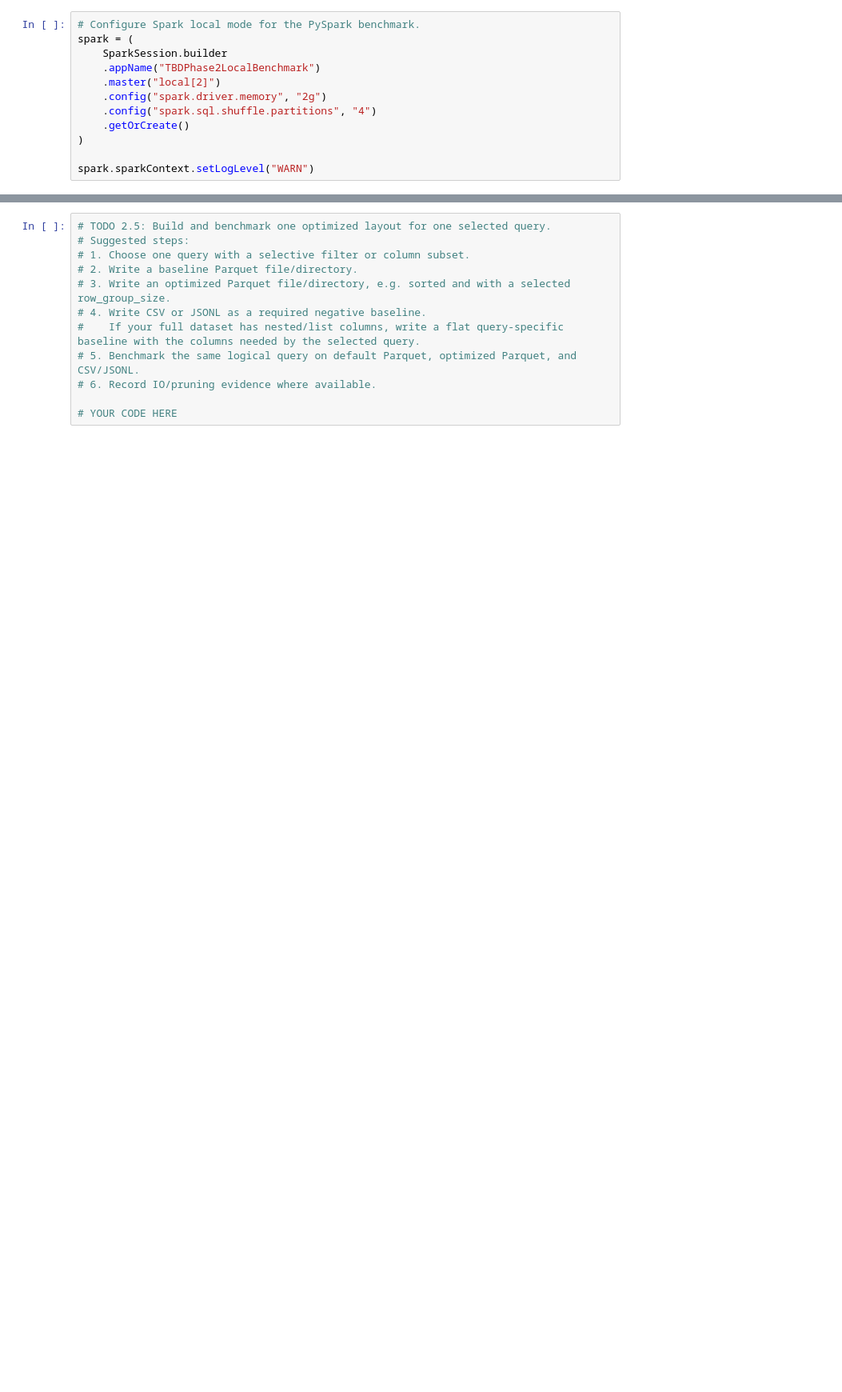
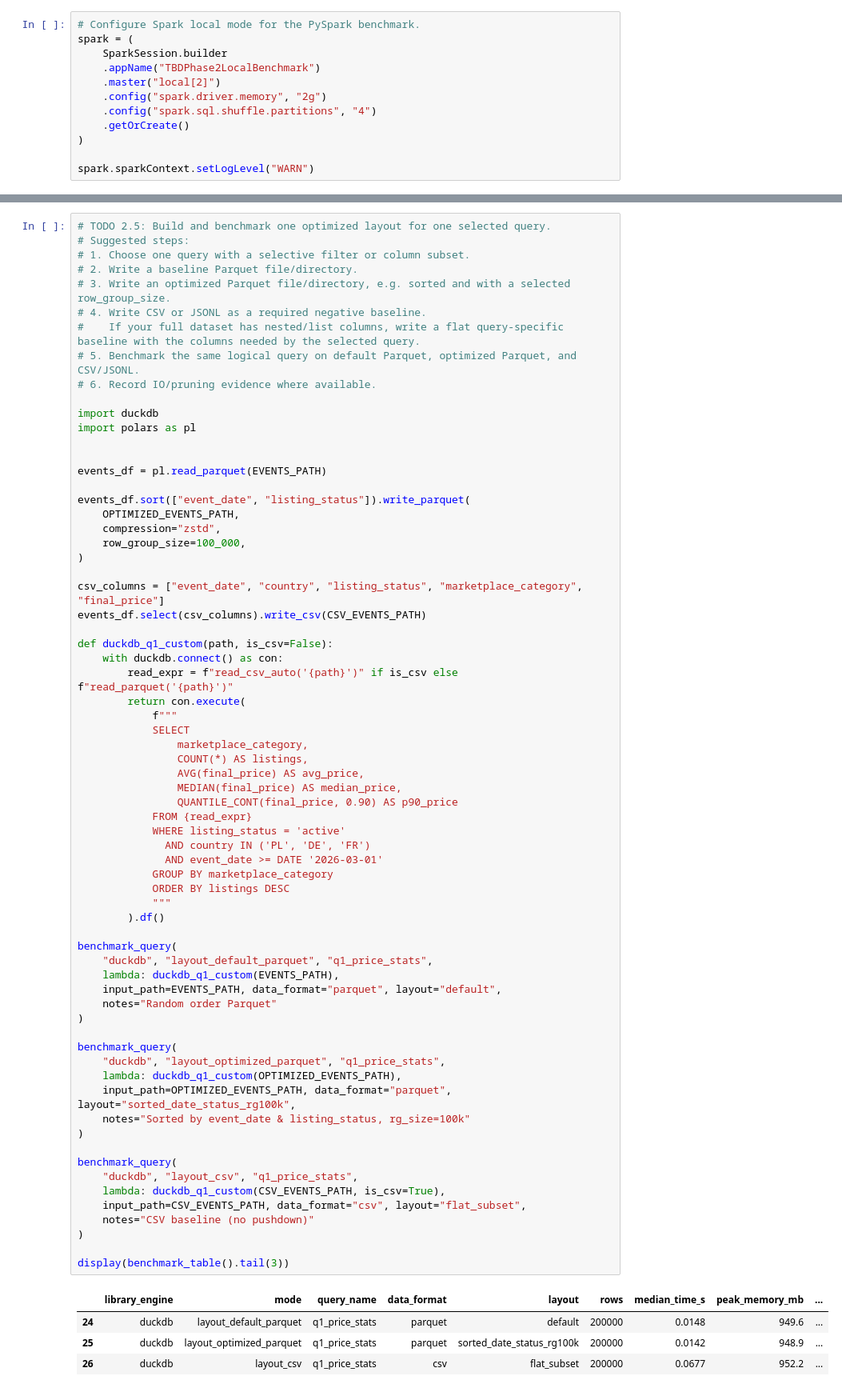
Before and after one commit to adecku/tbd-workshop-1, a Jupyter notebook: notebooks/tbd_phase_2_26L.ipynb, the cells around one changed output, grey strips where cells are left out. Shown at 80% size. Drawn from its saved outputs; the diff is of its cells as text; blank space fills up the shorter version.

```diff
--- a/notebooks/tbd_phase_2_26L.ipynb
+++ b/notebooks/tbd_phase_2_26L.ipynb
@@ -1119,15 +1291,76 @@ Do not just create a faster layout accidentally. Explain why the layout should h
 # %%
 # TODO 2.5: Build and benchmark one optimized layout for one selected query.
 # Suggested steps:
 # 1. Choose one query with a selective filter or column subset.
 # 2. Write a baseline Parquet file/directory.
 # 3. Write an optimized Parquet file/directory, e.g. sorted and with a selected row_group_size.
 # 4. Write CSV or JSONL as a required negative baseline.
 #    If your full dataset has nested/list columns, write a flat query-specific baseline with the columns needed by the selected query.
 # 5. Benchmark the same logical query on default Parquet, optimized Parquet, and CSV/JSONL.
 # 6. Record IO/pruning evidence where available.
 
-# YOUR CODE HERE
+import duckdb
+import polars as pl
+
+
+events_df = pl.read_parquet(EVENTS_PATH)
+
+events_df.sort(["event_date", "listing_status"]).write_parquet(
+    OPTIMIZED_EVENTS_PATH,
+    compression="zstd",
+    row_group_size=100_000,
+)
+
+csv_columns = ["event_date", "country", "listing_status", "marketplace_category", "final_price"]
+events_df.select(csv_columns).write_csv(CSV_EVENTS_PATH)
+
+def duckdb_q1_custom(path, is_csv=False):
+    with duckdb.connect() as con:
+        read_expr = f"read_csv_auto('{path}')" if is_csv else f"read_parquet('{path}')"
+        return con.execute(
+            f"""
+            SELECT
+                marketplace_category,
+                COUNT(*) AS listings,
+                AVG(final_price) AS avg_price,
+                MEDIAN(final_price) AS median_price,
+                QUANTILE_CONT(final_price, 0.90) AS p90_price
+            FROM {read_expr}
+            WHERE listing_status = 'active'
+              AND country IN ('PL', 'DE', 'FR')
+              AND event_date >= DATE '2026-03-01'
+            GROUP BY marketplace_category
+            ORDER BY listings DESC
+            """
+        ).df()
+
+benchmark_query(
+    "duckdb", "layout_default_parquet", "q1_price_stats",
+    lambda: duckdb_q1_custom(EVENTS_PATH),
+    input_path=EVENTS_PATH, data_format="parquet", layout="default",
+    notes="Random order Parquet"
+)
+
+benchmark_query(
+    "duckdb", "layout_optimized_parquet", "q1_price_stats",
+    lambda: duckdb_q1_custom(OPTIMIZED_EVENTS_PATH),
+    input_path=OPTIMIZED_EVENTS_PATH, data_format="parquet", layout="sorted_date_status_rg100k",
+    notes="Sorted by event_date & listing_status, rg_size=100k"
+)
+
+benchmark_query(
+    "duckdb", "layout_csv", "q1_price_stats",
+    lambda: duckdb_q1_custom(CSV_EVENTS_PATH, is_csv=True),
+    input_path=CSV_EVENTS_PATH, data_format="csv", layout="flat_subset",
+    notes="CSV baseline (no pushdown)"
+)
+
+display(benchmark_table().tail(3))
+# %% [output]
+|  | library_engine | mode | query_name | data_format | layout | rows | median_time_s | peak_memory_mb | ... |
+| 24 | duckdb | layout_default_parquet | q1_price_stats | parquet | default | 200000 | 0.0148 | 949.6 | ... |
+| 25 | duckdb | layout_optimized_parquet | q1_price_stats | parquet | sorted_date_status_rg100k | 200000 | 0.0142 | 948.9 | ... |
+| 26 | duckdb | layout_csv | q1_price_stats | csv | flat_subset | 200000 | 0.0677 | 952.2 | ... |
 # %% [markdown]
 ### Task 3: Execution Modes & Analysis
 
```
Also changed, not shown: parts of 27 cells of this notebook.
